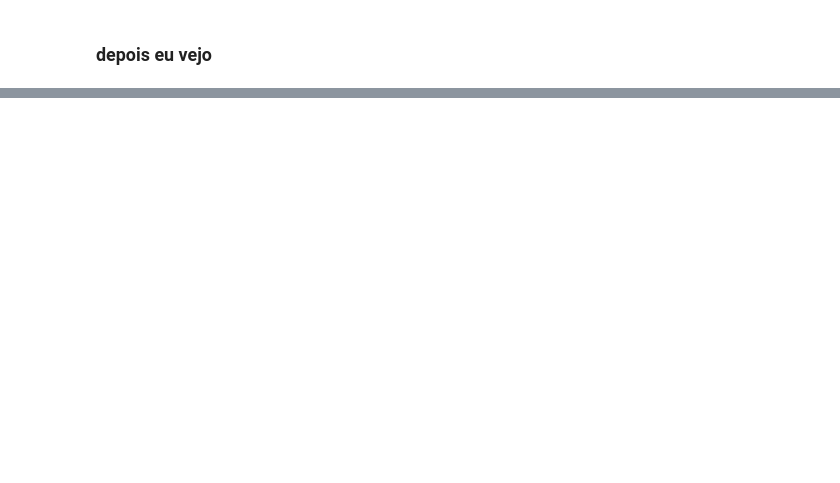
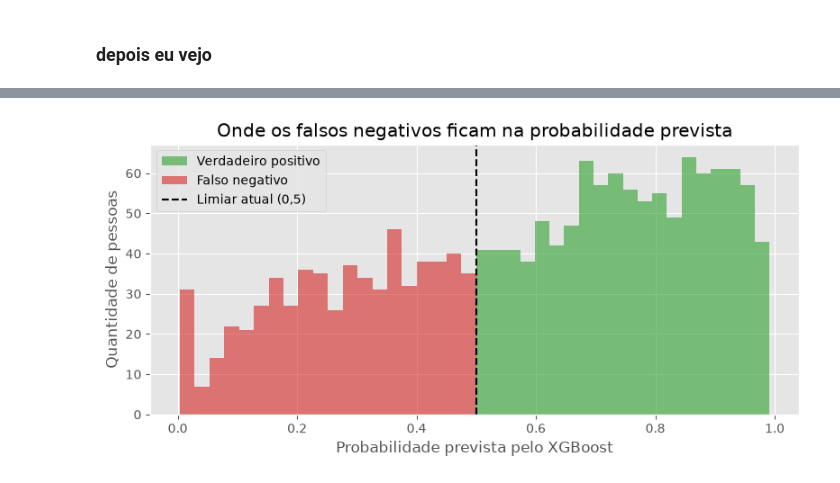
Before and after one commit to toni-cav/Analise_SIICUSP, a Jupyter notebook: exploratorio_depressao_e_sem_depressao.ipynb, the cells around one changed output, grey strips where cells are left out. Cells and saved outputs as stored; diff of their text form; code cells hidden in the pictures; blank space fills up the shorter version.

```diff
--- a/exploratorio_depressao_e_sem_depressao.ipynb
+++ b/exploratorio_depressao_e_sem_depressao.ipynb
@@ -968,0 +1729,27 @@ display(data_preenchida.head())
+# %%
+figura, eixo = plt.subplots(figsize=(8, 4))
+
+cores_por_tipo = {
+    "Verdadeiro positivo": "#2ca02c",
+    "Falso negativo": "#d62728",
+}
+
+for tipo, cor in cores_por_tipo.items():
+    subconjunto = analise_erros.loc[
+        analise_erros["Tipo"] == tipo,
+        "Probabilidade prevista",
+    ]
+
+    eixo.hist(subconjunto, bins=20, alpha=0.6, label=tipo, color=cor)
+
+eixo.axvline(0.5, linestyle="--", color="black", label="Limiar atual (0,5)")
+
+eixo.set_title("Onde os falsos negativos ficam na probabilidade prevista")
+eixo.set_xlabel("Probabilidade prevista pelo XGBoost")
+eixo.set_ylabel("Quantidade de pessoas")
+eixo.legend()
+
+figura.tight_layout()
+plt.show()
+# %% [output]
+[figure, added]
```
Also changed, not shown: parts of 32 cells of this notebook, 4 other files.
